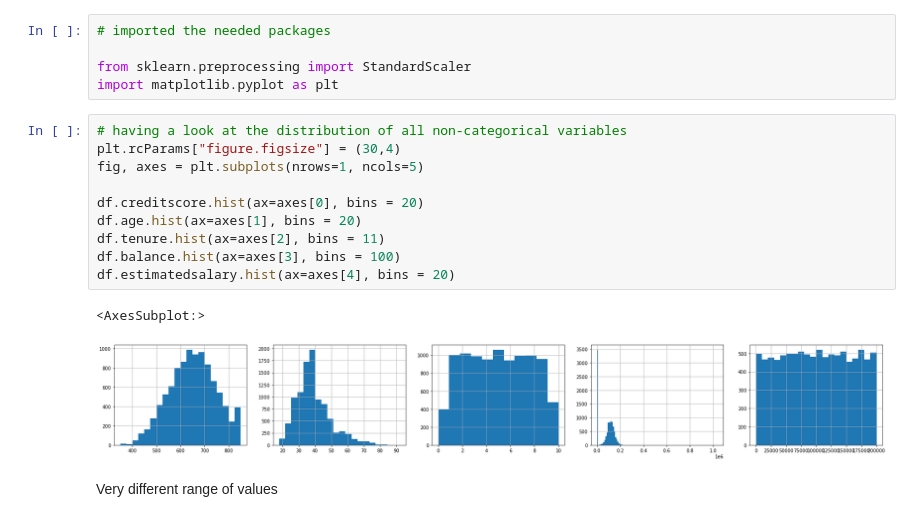
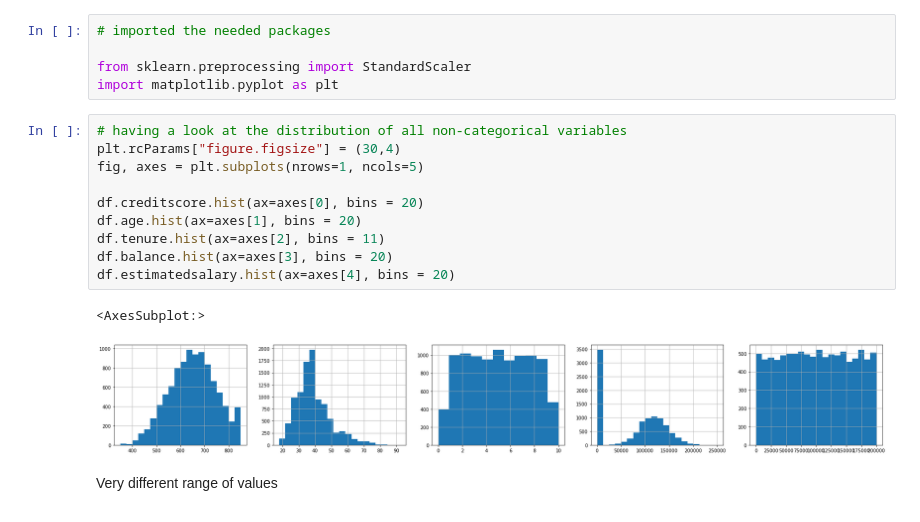
Before and after one commit to lukyluca/Bank-Customer-Churn-Prediction, a Jupyter notebook: project1A_data_tansf.ipynb, the cells around one changed output. Drawn from its saved outputs; the diff is of its cells as text.

```diff
--- a/project1A_data_tansf.ipynb
+++ b/project1A_data_tansf.ipynb
@@ -183,16 +174,16 @@ import matplotlib.pyplot as plt
 # %%
 # having a look at the distribution of all non-categorical variables
 plt.rcParams["figure.figsize"] = (30,4)
 fig, axes = plt.subplots(nrows=1, ncols=5)
 
 df.creditscore.hist(ax=axes[0], bins = 20)
 df.age.hist(ax=axes[1], bins = 20)
 df.tenure.hist(ax=axes[2], bins = 11)
-df.balance.hist(ax=axes[3], bins = 100)
+df.balance.hist(ax=axes[3], bins = 20)
 df.estimatedsalary.hist(ax=axes[4], bins = 20)
 # %% [output]
 <AxesSubplot:>
-[figure, old version]
+[figure, new version]
 # %% [markdown]
 Very different range of values
 # %% [markdown]
```
Also changed, not shown: parts of 7 cells of this notebook, 2 other files.
